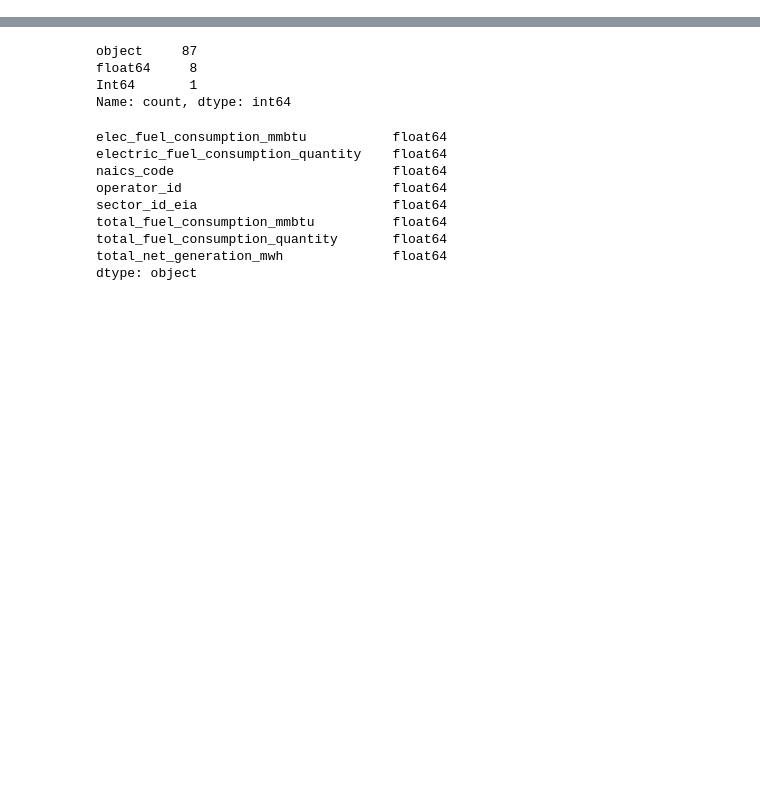
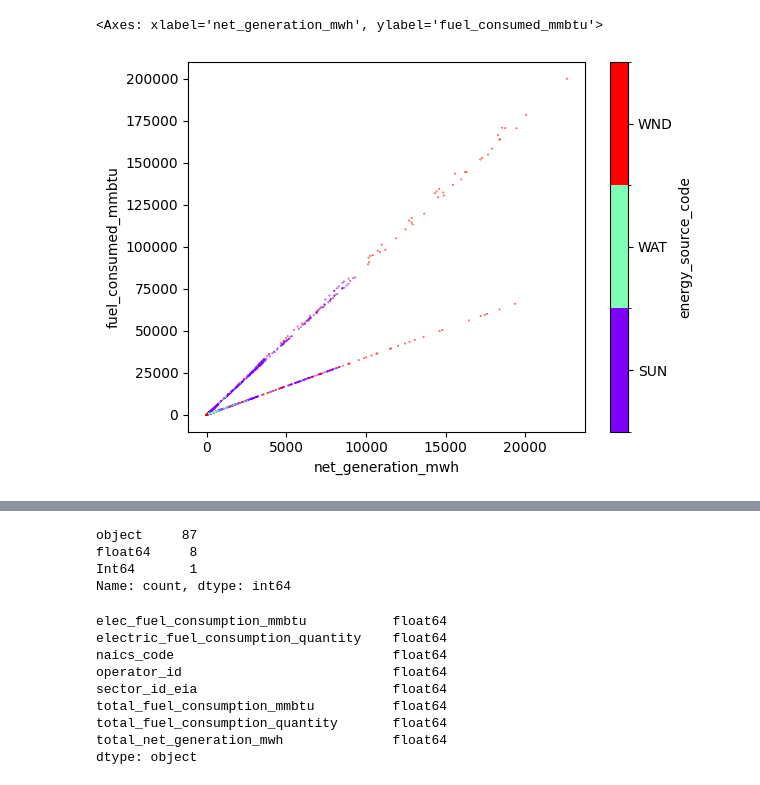
Before and after one commit to catalyst-cooperative/open-energy-data-for-all, a Jupyter notebook: notebooks/visualization_troubleshooting.ipynb, the cells around one changed output, grey strips where cells are left out. Cells and saved outputs as stored; diff of their text form; code cells hidden in the pictures; blank space fills up the shorter version.

```diff
--- a/notebooks/visualization_troubleshooting.ipynb
+++ b/notebooks/visualization_troubleshooting.ipynb
@@ -2,0 +57,8 @@ import pandas as pd
+# %%
+(
+    renewables_monthly.assign(energy_source_code=pr_gen_fuel_monthly_renewables.energy_source_code.astype("category"))
+    .plot.scatter(x="net_generation_mwh", y="fuel_consumed_mmbtu", s=0.1, c="energy_source_code", colormap="rainbow")
+)
+# %% [output]
+<Axes: xlabel='net_generation_mwh', ylabel='fuel_consumed_mmbtu'>
+[figure, added]
```
Also changed, not shown: parts of 21 cells of this notebook, 3 other files.
